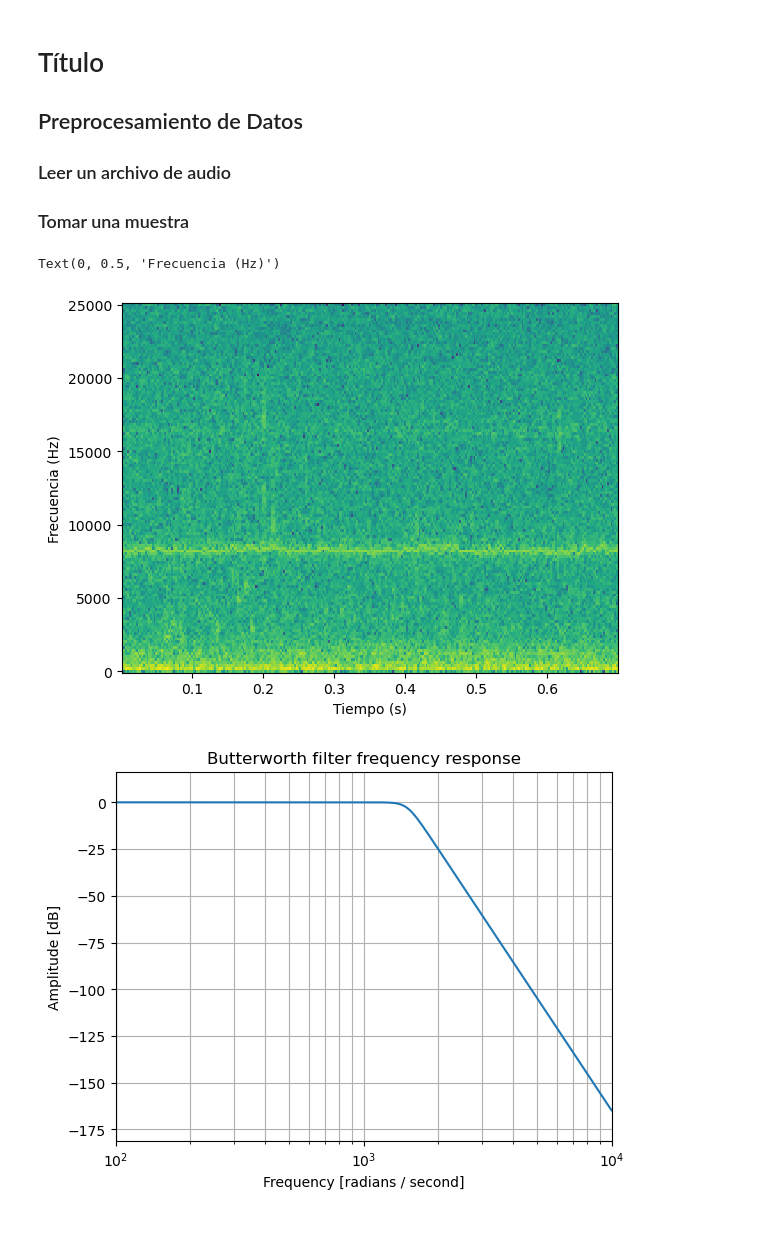
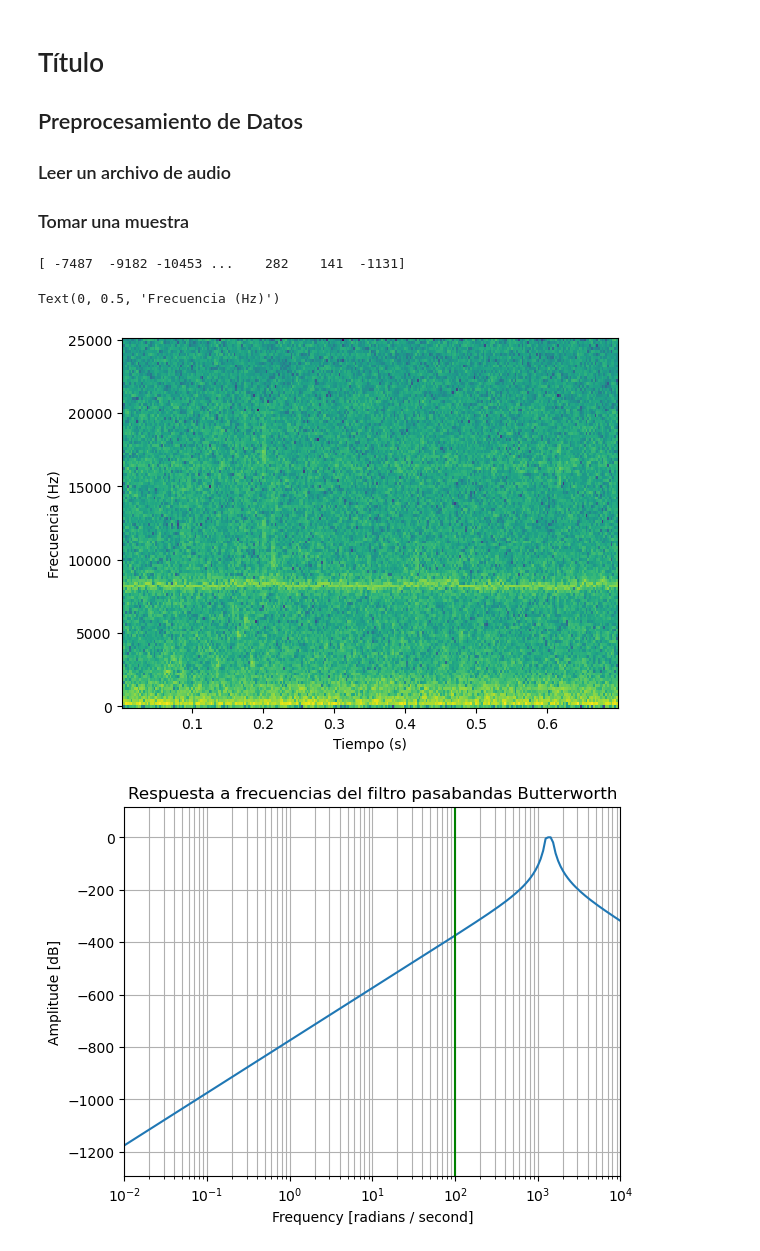
Before and after one commit to alexis-deeplearning/Datathon2022, a Jupyter notebook: experiment.ipynb, the cells around one changed output. Drawn from its saved outputs; the diff is of its cells as text; code cells hidden in the pictures.

```diff
--- a/experiment.ipynb
+++ b/experiment.ipynb
@@ -14,16 +15,17 @@ from scipy import signal
 # %%
 BIT_RATE = 50000
 WORKING_DIR = os.getcwd()
-AUDIO_FILE = f'{WORKING_DIR}/dataset_full/2ba79755986a6862dbdba0b6406093da.wav'
+AUDIO_FILE = os.path.join(WORKING_DIR, 'dataset_full', '2ba79755986a6862dbdba0b6406093da.wav')
 entity_sound = AudioSegment.from_file(AUDIO_FILE, start_second=149.342, duration=0.7)
 
 # https://en.wikipedia.org/wiki/Decibel#Definitions
 decibels = 43
-sample_file = f'{WORKING_DIR}/processing_dir/sample.wav'
+sample_file = os.path.join(WORKING_DIR, 'processing_dir', 'sample.wav')
 entity_amplified = entity_sound + decibels
 entity_amplified.export(sample_file, format='wav', bitrate='50')
 
 entity_sound = audio.from_file(sample_file)
+print(entity_sound.to_numpy_array())
 freqs, times, amplitudes = entity_sound.spectrogram(window_length_s=0.005)
 amplitudes = 10 * np.log10(amplitudes + 1e-9)
 
@@ -31,19 +33,20 @@ plt.pcolormesh(times, freqs, amplitudes)
 plt.xlabel('Tiempo (s)')
 plt.ylabel('Frecuencia (Hz)')
 # %% [output]
-Text(0, 0.5, 'Frecuencia (Hz)')
+[ -7487  -9182 -10453 ...    282    141  -1131]
+Text(0, 0.5, 'Frecuencia (Hz)')
 [figure]
 # %%
-b1, a1 = signal.butter(10, 1500, 'low', analog=True)
-w1, h1 = signal.freqs(b1, a1)
+b, a = signal.butter(10, [1250, 1500], 'bandpass', analog=True)
+w, h = signal.freqs(b, a)
 
-plt.semilogx(w1, 20 * np.log10(abs(h1)))
-plt.title('Respuesta a frecuencias del filtro pasabajas Butterworth')
+plt.semilogx(w, 20 * np.log10(abs(h)))
+plt.title('Respuesta a frecuencias del filtro pasabandas Butterworth')
 plt.xlabel('Frequency [radians / second]')
 plt.ylabel('Amplitude [dB]')
 plt.margins(0, 0.1)
 plt.grid(which='both', axis='both')
 plt.axvline(100, color='green') # cutoff frequency
 plt.show()
 # %% [output]
-[figure, old version]
+[figure, new version]
```
Also changed, not shown: parts of 4 cells of this notebook.
